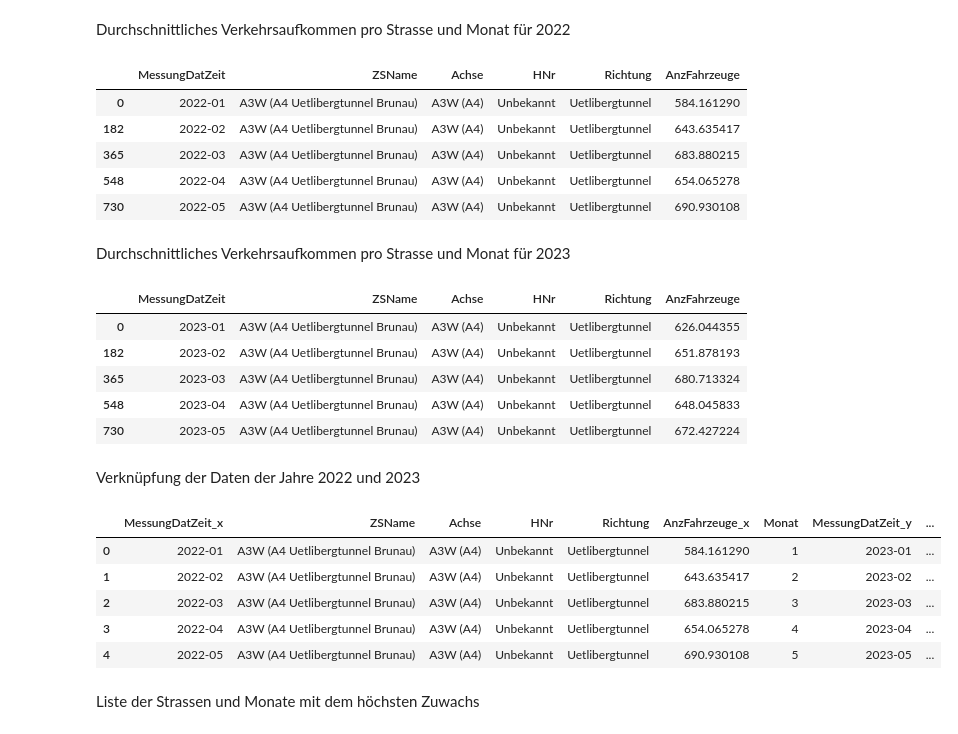
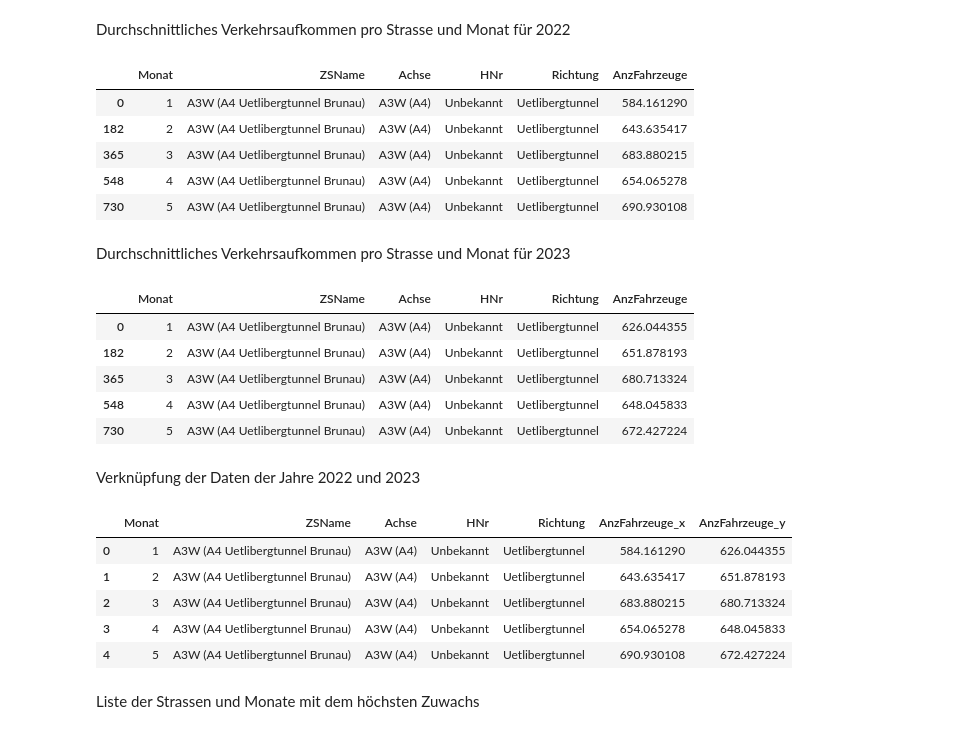
Before and after one commit to DominikZeltner/Py3.11_Trafic-Analyzer, a Jupyter notebook: Sandro/sandro.ipynb, the cells around one changed output. Saved outputs shown, nothing was run; the diff lists cells and outputs as text; code cells hidden in the pictures.

```diff
--- a/Sandro/sandro.ipynb
+++ b/Sandro/sandro.ipynb
@@ -67,61 +65,62 @@ None
 # %% [markdown]
 Durchschnittliches Verkehrsaufkommen pro Strasse und Monat für 2022
 # %%
+verkehrszaehlung_2022["Monat"] = verkehrszaehlung_2022["MessungDatZeit"].dt.month
+
 verkehrszaehlung_mean_2022 = (
     verkehrszaehlung_2022
-    .groupby([verkehrszaehlung_2022["MessungDatZeit"].dt.to_period("M"), "ZSName", "Achse", "HNr", "Richtung"])
+    .groupby(["Monat", "ZSName", "Achse", "HNr", "Richtung"])
     .agg(
         AnzFahrzeuge=("AnzFahrzeuge", "mean"),
     )
     .reset_index()
-    .sort_values(["ZSName", "Achse", "HNr", "Richtung", "MessungDatZeit"])
+    .sort_values(["ZSName", "Achse", "HNr", "Richtung", "Monat"])
 )
 
 display(verkehrszaehlung_mean_2022.head())
 # %% [output]
-|  | MessungDatZeit | ZSName | Achse | HNr | Richtung | AnzFahrzeuge |
-| 0 | 2022-01 | A3W (A4 Uetlibergtunnel Brunau) | A3W (A4) | Unbekannt | Uetlibergtunnel | 584.161290 |
-| 182 | 2022-02 | A3W (A4 Uetlibergtunnel Brunau) | A3W (A4) | Unbekannt | Uetlibergtunnel | 643.635417 |
-| 365 | 2022-03 | A3W (A4 Uetlibergtunnel Brunau) | A3W (A4) | Unbekannt | Uetlibergtunnel | 683.880215 |
-| 548 | 2022-04 | A3W (A4 Uetlibergtunnel Brunau) | A3W (A4) | Unbekannt | Uetlibergtunnel | 654.065278 |
-| 730 | 2022-05 | A3W (A4 Uetlibergtunnel Brunau) | A3W (A4) | Unbekannt | Uetlibergtunnel | 690.930108 |
+|  | Monat | ZSName | Achse | HNr | Richtung | AnzFahrzeuge |
+| 0 | 1 | A3W (A4 Uetlibergtunnel Brunau) | A3W (A4) | Unbekannt | Uetlibergtunnel | 584.161290 |
+| 182 | 2 | A3W (A4 Uetlibergtunnel Brunau) | A3W (A4) | Unbekannt | Uetlibergtunnel | 643.635417 |
+| 365 | 3 | A3W (A4 Uetlibergtunnel Brunau) | A3W (A4) | Unbekannt | Uetlibergtunnel | 683.880215 |
+| 548 | 4 | A3W (A4 Uetlibergtunnel Brunau) | A3W (A4) | Unbekannt | Uetlibergtunnel | 654.065278 |
+| 730 | 5 | A3W (A4 Uetlibergtunnel Brunau) | A3W (A4) | Unbekannt | Uetlibergtunnel | 690.930108 |
 # %% [markdown]
 Durchschnittliches Verkehrsaufkommen pro Strasse und Monat für 2023
 # %%
+verkehrszaehlung_2023["Monat"] = verkehrszaehlung_2023["MessungDatZeit"].dt.month
+
 verkehrszaehlung_mean_2023 = (
     verkehrszaehlung_2023
-    .groupby([verkehrszaehlung_2023["MessungDatZeit"].dt.to_period("M"), "ZSName", "Achse", "HNr", "Richtung"])
+    .groupby(["Monat", "ZSName", "Achse", "HNr", "Richtung"])
     .agg(
         AnzFahrzeuge=("AnzFahrzeuge", "mean"),
     )
     .reset_index()
-    .sort_values(["ZSName", "Achse", "HNr", "Richtung", "MessungDatZeit"])
+    .sort_values(["ZSName", "Achse", "HNr", "Richtung", "Monat"])
 )
 
 display(verkehrszaehlung_mean_2023.head())
 # %% [output]
-|  | MessungDatZeit | ZSName | Achse | HNr | Richtung | AnzFahrzeuge |
-| 0 | 2023-01 | A3W (A4 Uetlibergtunnel Brunau) | A3W (A4) | Unbekannt | Uetlibergtunnel | 626.044355 |
-| 182 | 2023-02 | A3W (A4 Uetlibergtunnel Brunau) | A3W (A4) | Unbekannt | Uetlibergtunnel | 651.878193 |
-| 365 | 2023-03 | A3W (A4 Uetlibergtunnel Brunau) | A3W (A4) | Unbekannt | Uetlibergtunnel | 680.713324 |
-| 548 | 2023-04 | A3W (A4 Uetlibergtunnel Brunau) | A3W (A4) | Unbekannt | Uetlibergtunnel | 648.045833 |
-| 730 | 2023-05 | A3W (A4 Uetlibergtunnel Brunau) | A3W (A4) | Unbekannt | Uetlibergtunnel | 672.427224 |
+|  | Monat | ZSName | Achse | HNr | Richtung | AnzFahrzeuge |
+| 0 | 1 | A3W (A4 Uetlibergtunnel Brunau) | A3W (A4) | Unbekannt | Uetlibergtunnel | 626.044355 |
+| 182 | 2 | A3W (A4 Uetlibergtunnel Brunau) | A3W (A4) | Unbekannt | Uetlibergtunnel | 651.878193 |
+| 365 | 3 | A3W (A4 Uetlibergtunnel Brunau) | A3W (A4) | Unbekannt | Uetlibergtunnel | 680.713324 |
+| 548 | 4 | A3W (A4 Uetlibergtunnel Brunau) | A3W (A4) | Unbekannt | Uetlibergtunnel | 648.045833 |
+| 730 | 5 | A3W (A4 Uetlibergtunnel Brunau) | A3W (A4) | Unbekannt | Uetlibergtunnel | 672.427224 |
 # %% [markdown]
 Verknüpfung der Daten der Jahre 2022 und 2023
 # %%
-verkehrszaehlung_mean_2022["Monat"] = verkehrszaehlung_mean_2022["MessungDatZeit"].dt.month
-verkehrszaehlung_mean_2023["Monat"] = verkehrszaehlung_mean_2023["MessungDatZeit"].dt.month
-
 verkehrszaehlung_mean = pd.merge(verkehrszaehlung_mean_2022, verkehrszaehlung_mean_2023, left_on=["Monat", "ZSName", "Achse", "HNr", "Richtung"], right_on=["Monat", "ZSName", "Achse", "HNr", "Richtung"], how='inner')
 
 display(verkehrszaehlung_mean.head())
 # %% [output]
-|  | MessungDatZeit_x | ZSName | Achse | HNr | Richtung | AnzFahrzeuge_x | Monat | MessungDatZeit_y | ... |
-| 0 | 2022-01 | A3W (A4 Uetlibergtunnel Brunau) | A3W (A4) | Unbekannt | Uetlibergtunnel | 584.161290 | 1 | 2023-01 | ... |
-| 1 | 2022-02 | A3W (A4 Uetlibergtunnel Brunau) | A3W (A4) | Unbekannt | Uetlibergtunnel | 643.635417 | 2 | 2023-02 | ... |
-| 2 | 2022-03 | A3W (A4 Uetlibergtunnel Brunau) | A3W (A4) | Unbekannt | Uetlibergtunnel | 683.880215 | 3 | 2023-03 | ... |
-| 3 | 2022-04 | A3W (A4 Uetlibergtunnel Brunau) | A3W (A4) | Unbekannt | Uetlibergtunnel | 654.065278 | 4 | 2023-04 | ... |
-| 4 | 2022-05 | A3W (A4 Uetlibergtunnel Brunau) | A3W (A4) | Unbekannt | Uetlibergtunnel | 690.930108 | 5 | 2023-05 | ... |
+|  | Monat | ZSName | Achse | HNr | Richtung | AnzFahrzeuge_x | AnzFahrzeuge_y |
+| 0 | 1 | A3W (A4 Uetlibergtunnel Brunau) | A3W (A4) | Unbekannt | Uetlibergtunnel | 584.161290 | 626.044355 |
+| 1 | 2 | A3W (A4 Uetlibergtunnel Brunau) | A3W (A4) | Unbekannt | Uetlibergtunnel | 643.635417 | 651.878193 |
+| 2 | 3 | A3W (A4 Uetlibergtunnel Brunau) | A3W (A4) | Unbekannt | Uetlibergtunnel | 683.880215 | 680.713324 |
+| 3 | 4 | A3W (A4 Uetlibergtunnel Brunau) | A3W (A4) | Unbekannt | Uetlibergtunnel | 654.065278 | 648.045833 |
+| 4 | 5 | A3W (A4 Uetlibergtunnel Brunau) | A3W (A4) | Unbekannt | Uetlibergtunnel | 690.930108 | 672.427224 |
 # %% [markdown]
 Liste der Strassen und Monate mit dem höchsten Zuwachs
 # %%
```
Also changed, not shown: parts of 5 cells of this notebook.
